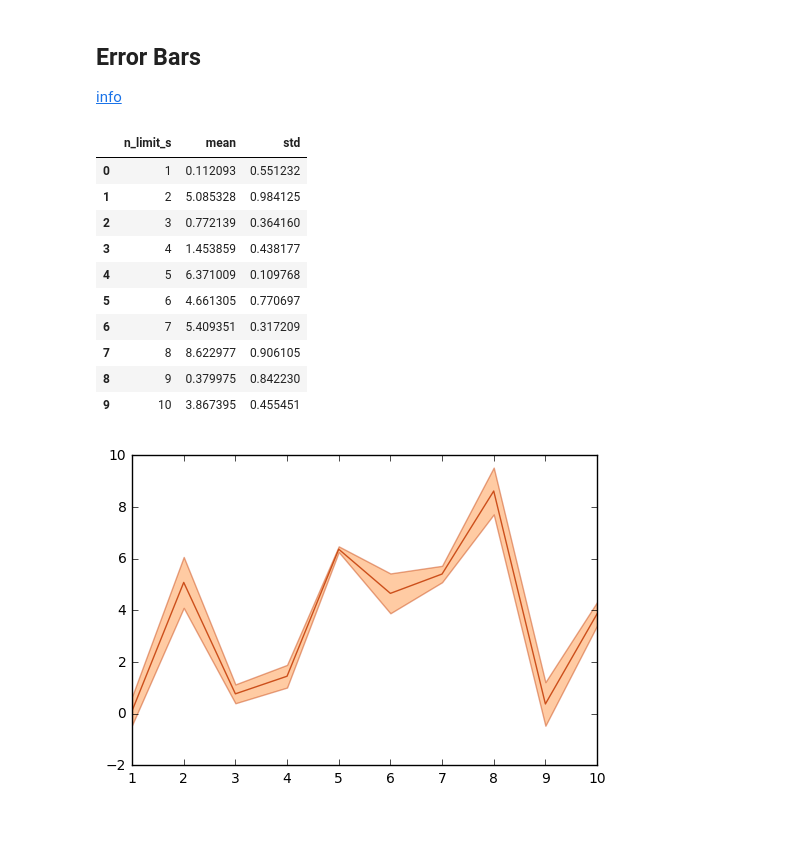
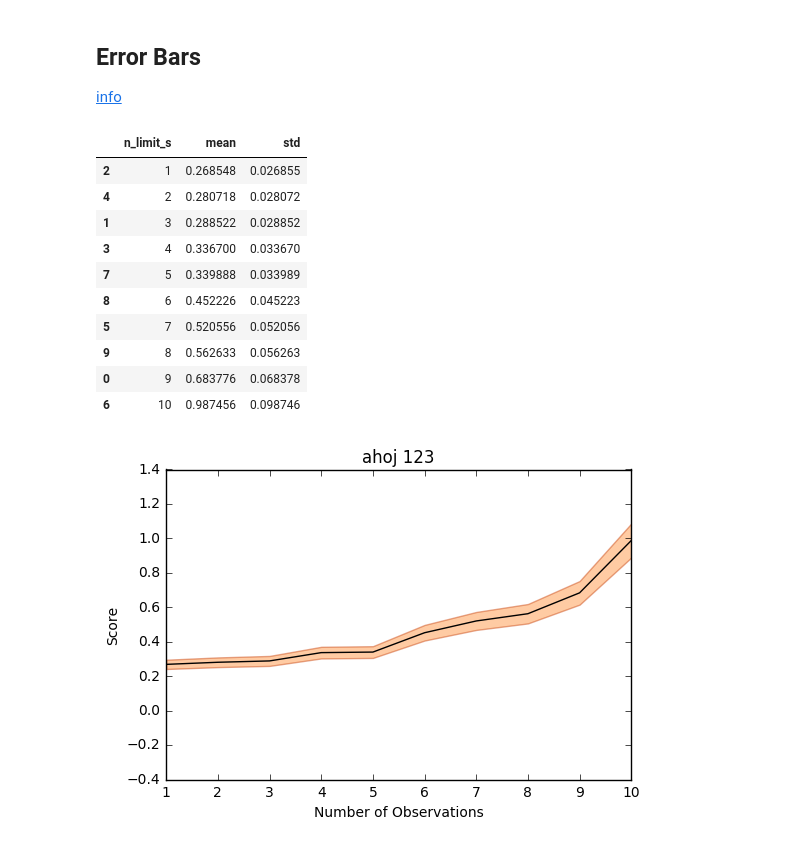
Before and after one commit to Dzirik/-Python-, a Jupyter notebook: G - Matplotlib/Různé grafy.ipynb, the cells around one changed output. Cells and saved outputs as stored; diff of their text form; code cells hidden in the pictures.

```diff
--- a/G - Matplotlib/Různé grafy.ipynb
+++ b/G - Matplotlib/Různé grafy.ipynb
@@ -61,29 +61,35 @@ plt.show()
 [info](https://stackoverflow.com/questions/12957582/matplotlib-plot-yerr-xerr-as-shaded-region-rather-than-error-bars)
 # %%
 df = pd.DataFrame(np.random.rand(10,3), columns=["n_limit_s", "mean", "std"])
+df = df.sort_values(by="mean")
 df["n_limit_s"] = list(range(1,df.shape[0]+1))
-df["mean"] = 10 * df["mean"]
+df["std"] = df["mean"] / 10
 df
 # %% [output]
 |  | n_limit_s | mean | std |
-| 0 | 1 | 0.112093 | 0.551232 |
-| 1 | 2 | 5.085328 | 0.984125 |
-| 2 | 3 | 0.772139 | 0.364160 |
-| 3 | 4 | 1.453859 | 0.438177 |
-| 4 | 5 | 6.371009 | 0.109768 |
-| 5 | 6 | 4.661305 | 0.770697 |
-| 6 | 7 | 5.409351 | 0.317209 |
-| 7 | 8 | 8.622977 | 0.906105 |
-| 8 | 9 | 0.379975 | 0.842230 |
-| 9 | 10 | 3.867395 | 0.455451 |
+| 2 | 1 | 0.268548 | 0.026855 |
+| 4 | 2 | 0.280718 | 0.028072 |
+| 1 | 3 | 0.288522 | 0.028852 |
+| 3 | 4 | 0.336700 | 0.033670 |
+| 7 | 5 | 0.339888 | 0.033989 |
+| 8 | 6 | 0.452226 | 0.045223 |
+| 5 | 7 | 0.520556 | 0.052056 |
+| 9 | 8 | 0.562633 | 0.056263 |
+| 0 | 9 | 0.683776 | 0.068378 |
+| 6 | 10 | 0.987456 | 0.098746 |
 # %%
 x = df["n_limit_s"]
 y = df["mean"]
 error = df["std"]
+title = "ahoj 123"
 
-plt.plot(x, y, 'k', color='#CC4F1B')
+plt.plot(x, y, 'k', color="black")
 plt.fill_between(x, y-error, y+error,
     alpha=0.5, edgecolor='#CC4F1B', facecolor='#FF9848')
+plt.title(title)
+plt.xlabel("Number of Observations")
+plt.ylabel("Score")
+plt.ylim([-0.4, 1.4])
 plt.show()
 # %% [output]
-[figure, old version]
+[figure, new version]
```
Also changed, not shown: parts of 1 cell of this notebook.
